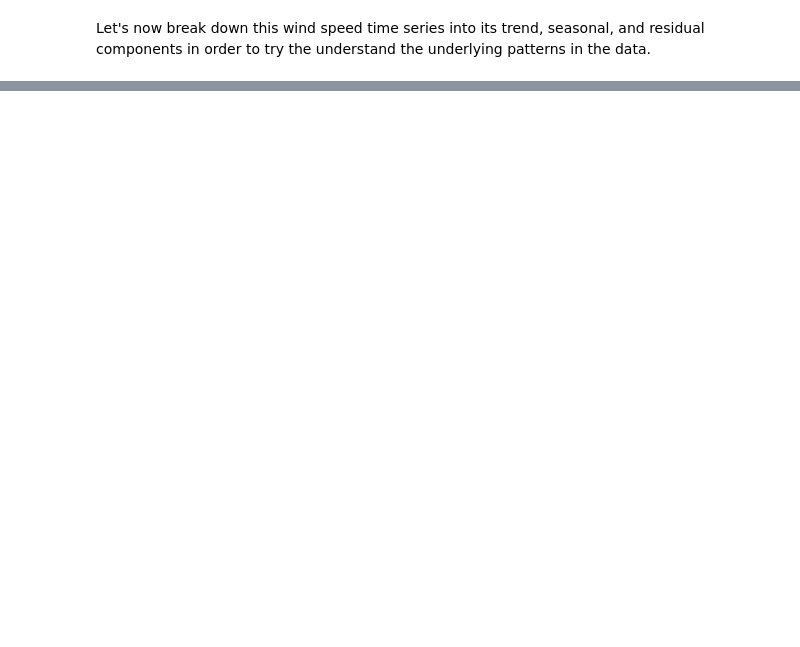
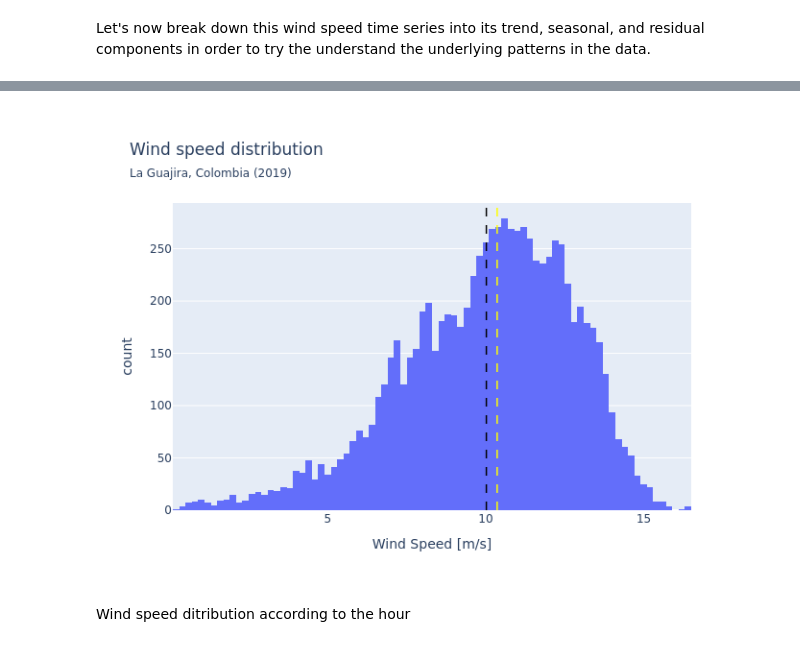
Before and after one commit to daniel-epm/guajira_wind_data, a Jupyter notebook: guajira_wind.ipynb, the cells around one changed output, grey strips where cells are left out. Drawn from its saved outputs; the diff is of its cells as text; code cells hidden in the pictures; blank space fills up the shorter version.

```diff
--- a/guajira_wind.ipynb
+++ b/guajira_wind.ipynb
@@ -583,0 +584,22 @@ Image("decomposition.png")
+# %%
+px.defaults.height = 400
+px.defaults.width = 800
+
+fig = px.histogram(wind_speed2,
+                   x= 'wind_speed',
+                   nbins= 100,
+                   title= 'Wind speed distribution', subtitle= 'La Guajira, Colombia (2019)',
+                   labels= {'wind_speed': 'Wind Speed [m/s]'}
+                )
+fig.add_vline(x= np.mean(wind_speed2['wind_speed']), line_width= 1.5, line_dash= 'dash', line_color= 'black')
+fig.add_vline(x= np.median(wind_speed2['wind_speed']), line_width= 1.5, line_dash= 'dash', line_color= 'yellow')
+
+fig.show()
+
+
+fig.write_image("imgs/wind_speed_histogram.png")
+Image("imgs/wind_speed_histogram.png")
+# %% [output]
+[figure, added]
+# %% [markdown]
+Wind speed ditribution according to the hour
```
Also changed, not shown: parts of 7 cells of this notebook.
